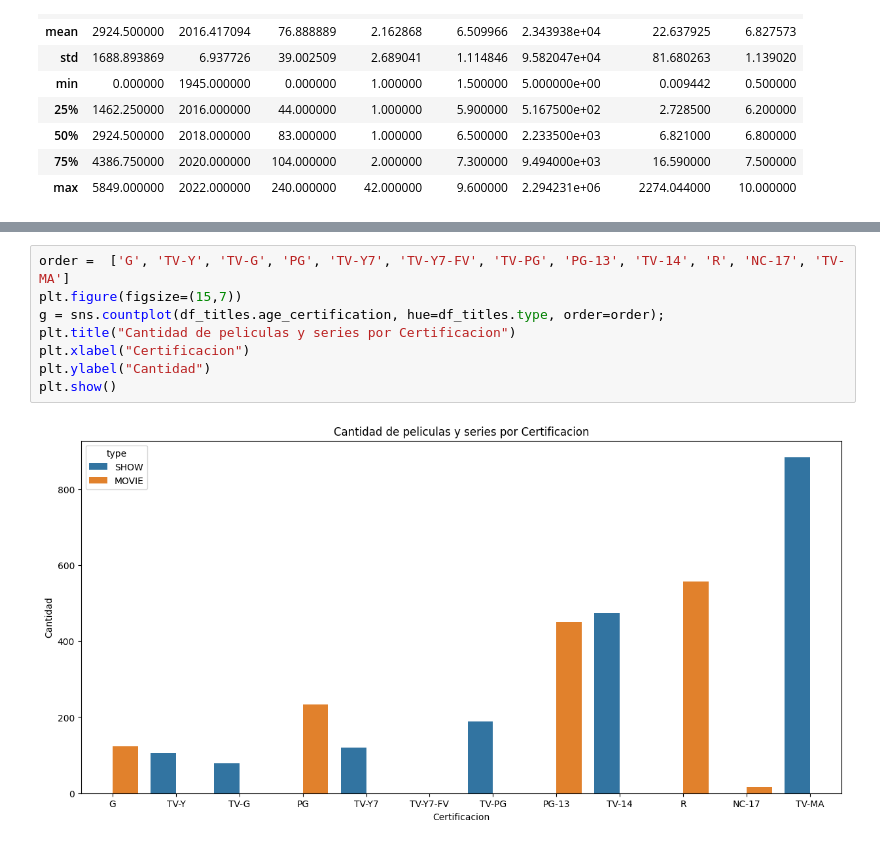
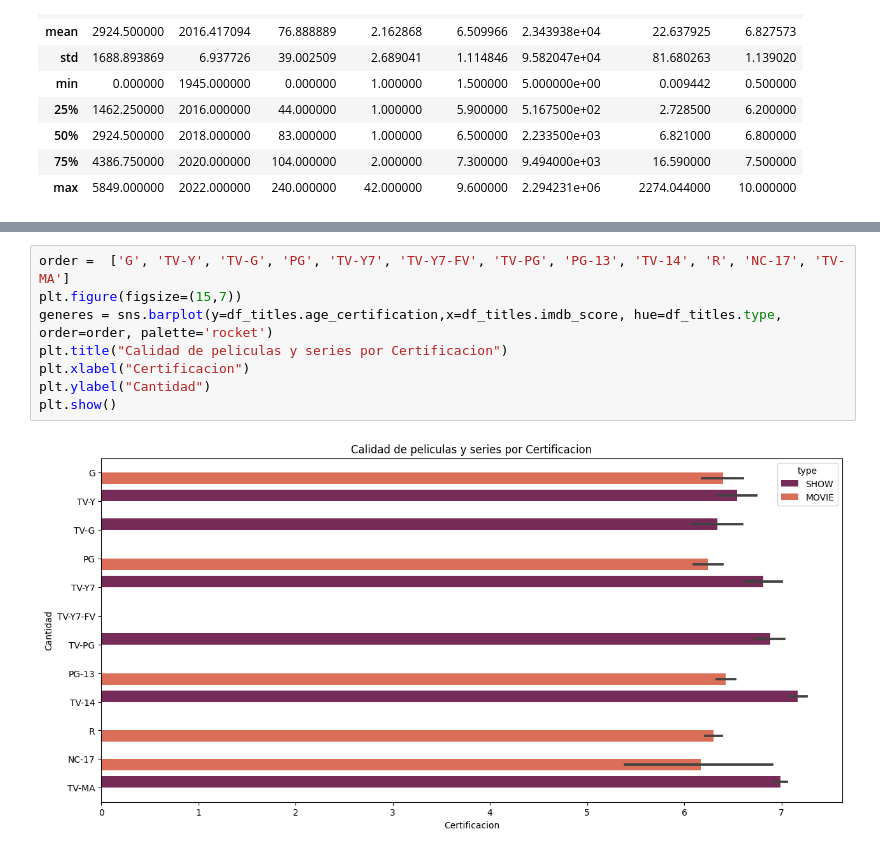
Before and after one commit to EzeSpk-Org/Proyecto_Final_Grupo3_DS29765, a Jupyter notebook: Analisis_Multivariado.ipynb, the cells around one changed output, grey strips where cells are left out. Cells and saved outputs as stored; diff of their text form.

```diff
--- a/Analisis_Multivariado.ipynb
+++ b/Analisis_Multivariado.ipynb
@@ -56,10 +57,10 @@ plt.show()
 # %%
 order =  ['G', 'TV-Y', 'TV-G', 'PG', 'TV-Y7', 'TV-Y7-FV', 'TV-PG', 'PG-13', 'TV-14', 'R', 'NC-17', 'TV-MA']
 plt.figure(figsize=(15,7))
-g = sns.countplot(df_titles.age_certification, hue=df_titles.type, order=order);
-plt.title("Cantidad de peliculas y series por Certificacion")
+generes = sns.barplot(y=df_titles.age_certification,x=df_titles.imdb_score, hue=df_titles.type, order=order, palette='rocket')
+plt.title("Calidad de peliculas y series por Certificacion")
 plt.xlabel("Certificacion")
 plt.ylabel("Cantidad")
 plt.show()
 # %% [output]
-[figure, old version]
+[figure, new version]
```
Also changed, not shown: parts of 2 cells of this notebook.
